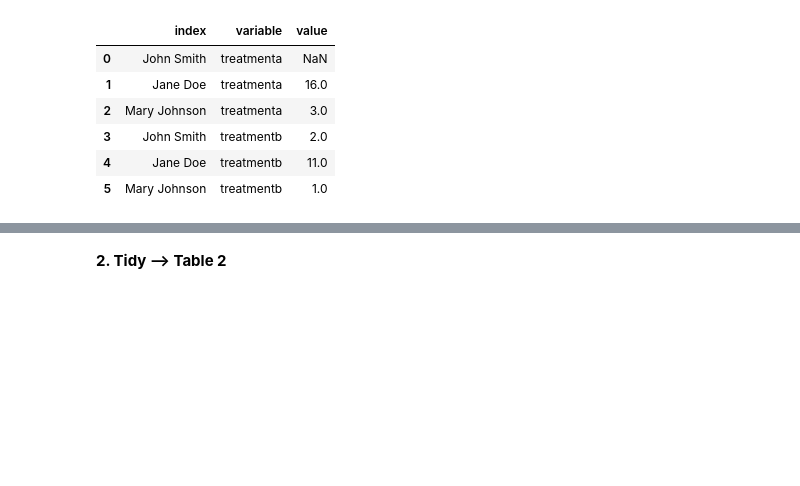
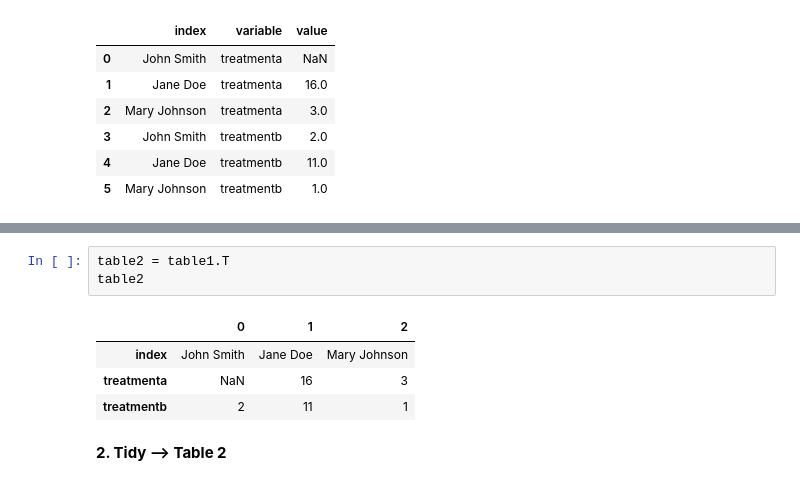
Before and after one commit to ChristianJJohnson/DS-Unit-1-Sprint-1-Data-Wrangling-and-Storytelling, a Jupyter notebook: module3-join-and-reshape-data/LS_DS_113_Join_and_Reshape_Data_Assignment.ipynb, the cells around one changed output, grey strips where cells are left out. Drawn from its saved outputs; the diff is of its cells as text; blank space fills up the shorter version.

```diff
--- a/module3-join-and-reshape-data/LS_DS_113_Join_and_Reshape_Data_Assignment.ipynb
+++ b/module3-join-and-reshape-data/LS_DS_113_Join_and_Reshape_Data_Assignment.ipynb
@@ -264,2 +272,10 @@ KeyError: ignored
+# %%
+table2 = table1.T
+table2
+# %% [output]
+|  | 0 | 1 | 2 |
+| index | John Smith | Jane Doe | Mary Johnson |
+| treatmenta | NaN | 16 | 3 |
+| treatmentb | 2 | 11 | 1 |
 # %% [markdown]
 **2. Tidy --> Table 2**
```
Also changed, not shown: parts of 13 cells of this notebook.
